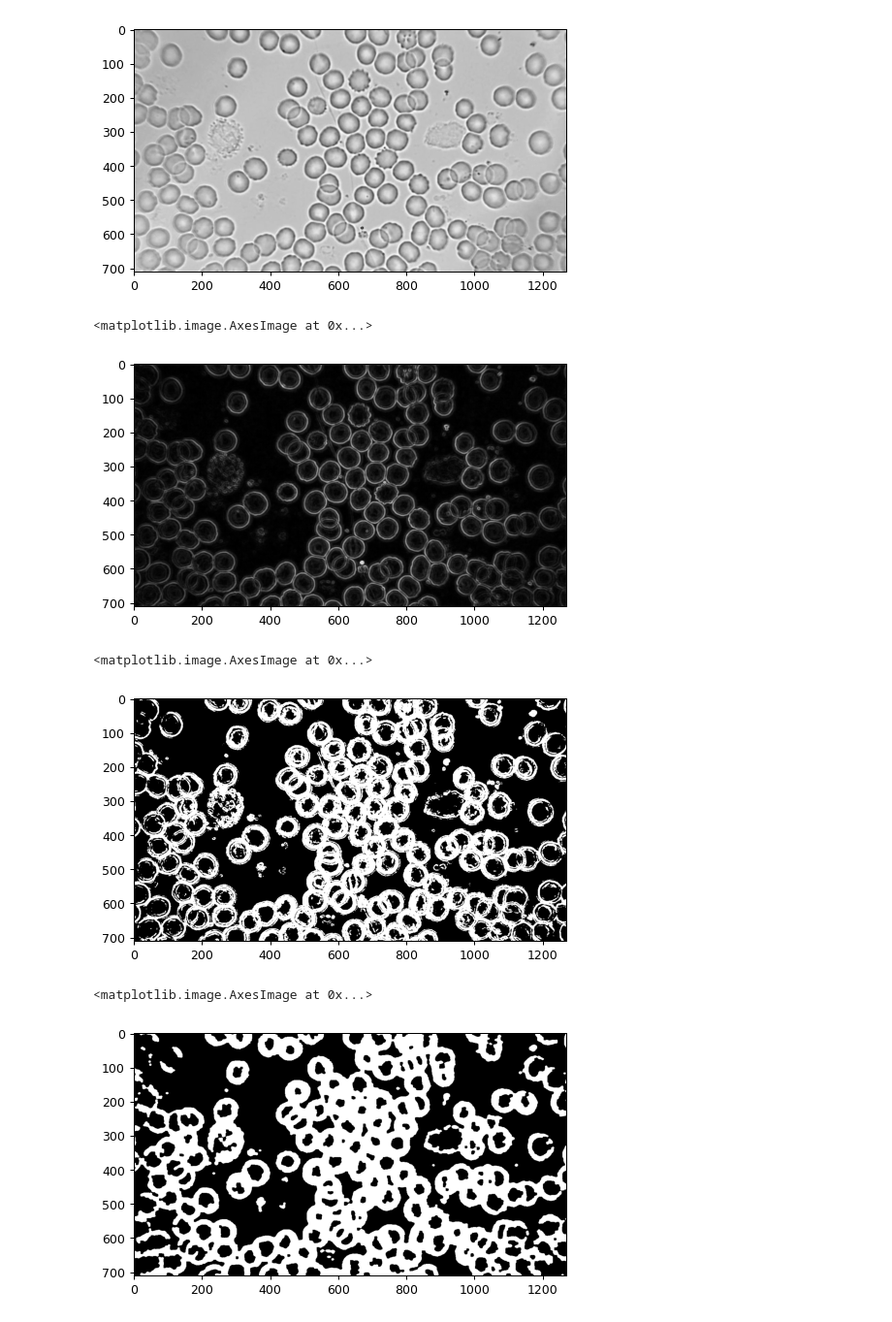
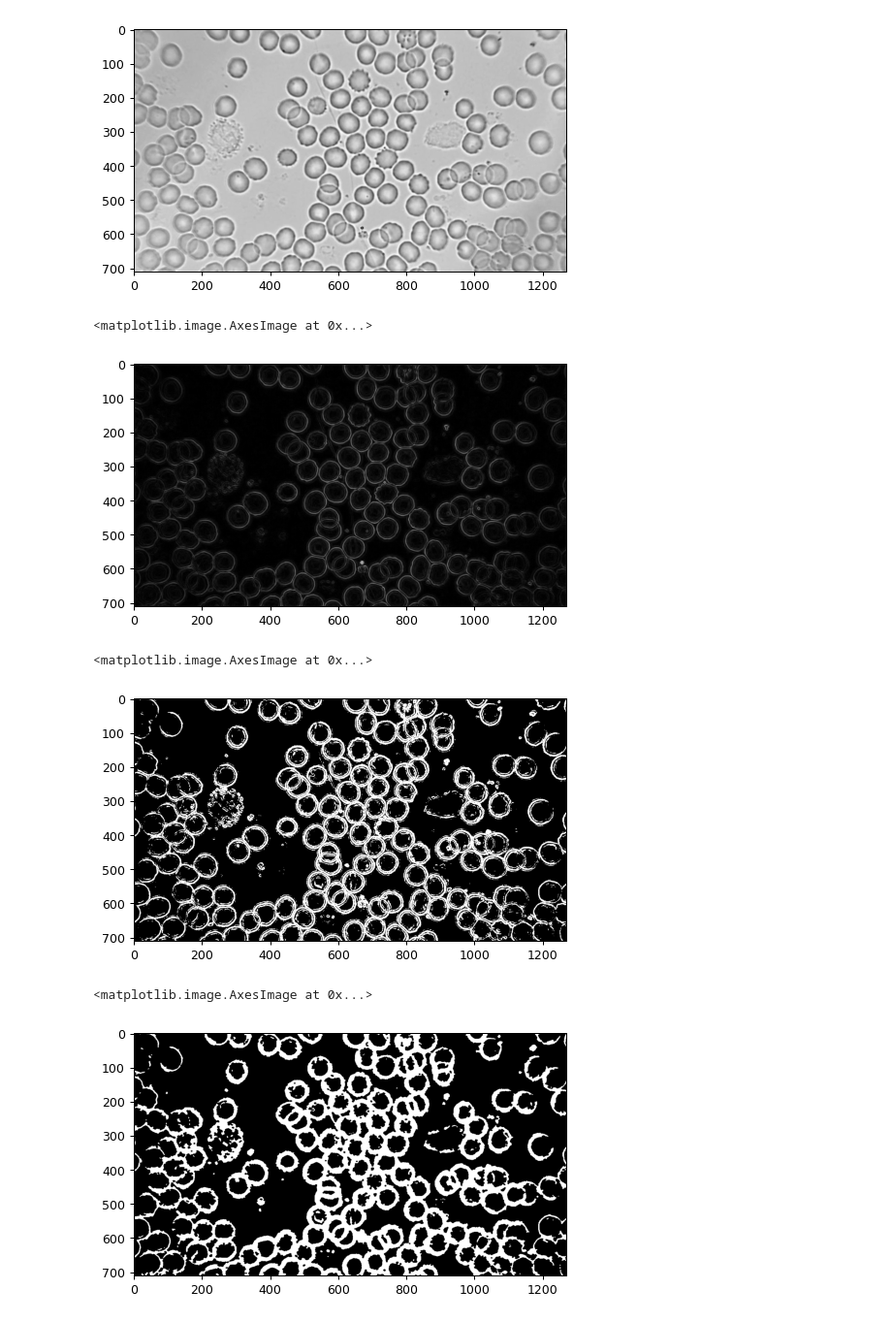
Before and after one commit to handlessdude/cv-labs, a Jupyter notebook: lab-08.ipynb, the cells around one changed output. Shown at 97% size. Cells and saved outputs as stored; diff of their text form; code cells hidden in the pictures.

```diff
--- a/lab-08.ipynb
+++ b/lab-08.ipynb
@@ -234,24 +188,26 @@ k5 = cv2.getStructuringElement(cv2.MORPH_ELLIPSE, (5,5))
 k7 = cv2.getStructuringElement(cv2.MORPH_ELLIPSE, (7,7))
 k8 = cv2.getStructuringElement(cv2.MORPH_ELLIPSE, (8,8))
 k9 = cv2.getStructuringElement(cv2.MORPH_ELLIPSE, (9,9))
-cleaned_img = cv2.morphologyEx(gs, cv2.MORPH_GRADIENT, kernel=k5)
+
+cleaned_img = cv2.morphologyEx(gs, cv2.MORPH_GRADIENT, kernel=k3)
 plt.imshow(cleaned_img, cmap='gray')
 # %% [output]
 <matplotlib.image.AxesImage at 0x...>
-[figure, old version]
+[figure, new version]
 # %%
-ret, tres = cv2.threshold(cleaned_img, 20, 255, type=cv2.THRESH_BINARY)
+ret, tres = cv2.threshold(cleaned_img, 14, 255, type=cv2.THRESH_BINARY)
 plt.imshow(tres, cmap='gray')
 # %% [output]
 <matplotlib.image.AxesImage at 0x...>
-[figure, old version]
+[figure, new version]
 # %%
 cleaned_img = tres.copy()
-cleaned_img = cv2.morphologyEx(cleaned_img, cv2.MORPH_CLOSE, k8)
+
+cleaned_img = cv2.morphologyEx(cleaned_img, cv2.MORPH_CLOSE, k5, iterations=1)
 plt.imshow(cleaned_img, cmap='gray')
 
-cleaned_img = cv2.morphologyEx(cleaned_img, cv2.MORPH_OPEN, k7)
+cleaned_img = cv2.morphologyEx(cleaned_img, cv2.MORPH_OPEN, k3)
 plt.imshow(cleaned_img, cmap='gray')
 # %% [output]
 <matplotlib.image.AxesImage at 0x...>
-[figure, old version]
+[figure, new version]
```
Also changed, not shown: parts of 13 cells of this notebook.
